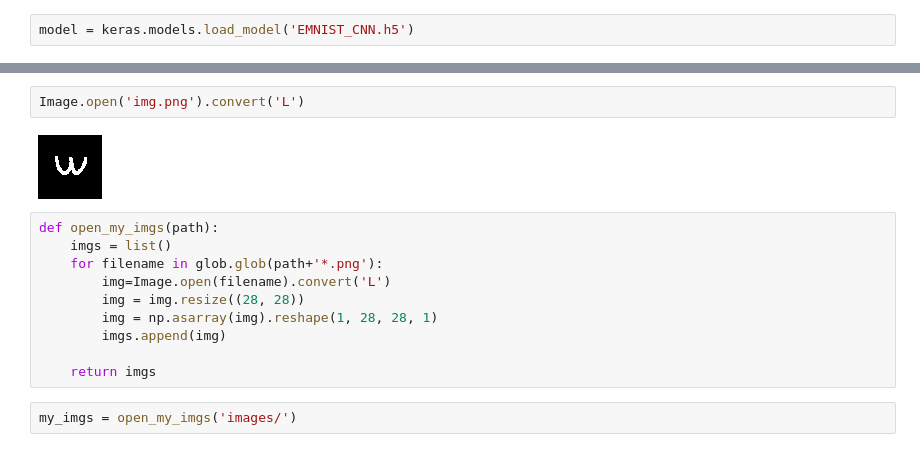
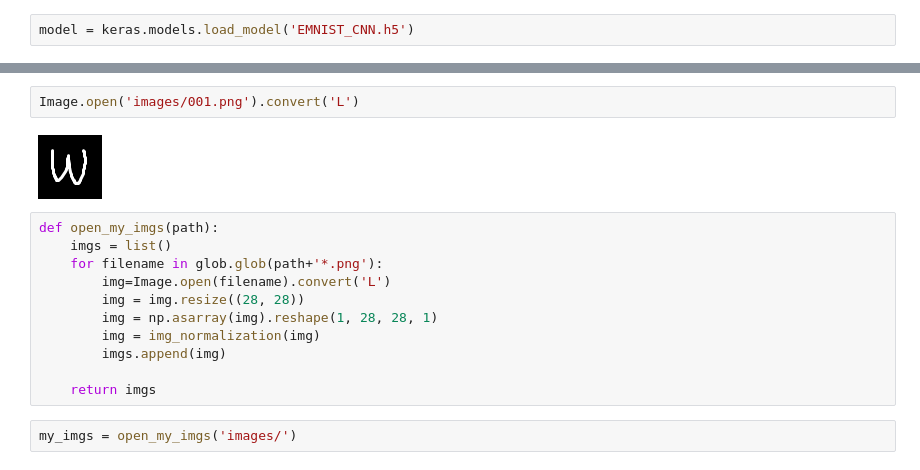
Before and after one commit to Ugusu/Tensorflow_Keras_EMNIST, a Jupyter notebook: 654.19ES_Ughur_Mammadzada_ASOIU-4-1-CyberSecurity_AI_Handwritten_Characters.ipynb, the cells around one changed output, grey strips where cells are left out. Drawn from its saved outputs; the diff is of its cells as text.

Commit message:
Fixed normalization
Didn't normalize own images.

```diff
--- a/654.19ES_Ughur_Mammadzada_ASOIU-4-1-CyberSecurity_AI_Handwritten_Characters.ipynb
+++ b/654.19ES_Ughur_Mammadzada_ASOIU-4-1-CyberSecurity_AI_Handwritten_Characters.ipynb
@@ -325,8 +325,8 @@ model.evaluate(x_test, y_test) # To check if the model is saved properly
 [0.3727456331253052, 0.8748936057090759]
 # %%
-Image.open('img.png').convert('L')
+Image.open('images/001.png').convert('L')
 # %% [output]
-[figure, old version]
+[figure, new version]
 # %%
 def open_my_imgs(path):
     imgs = list()
@@ -334,6 +334,7 @@ def open_my_imgs(path):
         img=Image.open(filename).convert('L')
         img = img.resize((28, 28))
         img = np.asarray(img).reshape(1, 28, 28, 1)
+        img = img_normalization(img)
         imgs.append(img)
 
     return imgs
```
Also changed, not shown: parts of 5 cells of this notebook, 8 other files.
